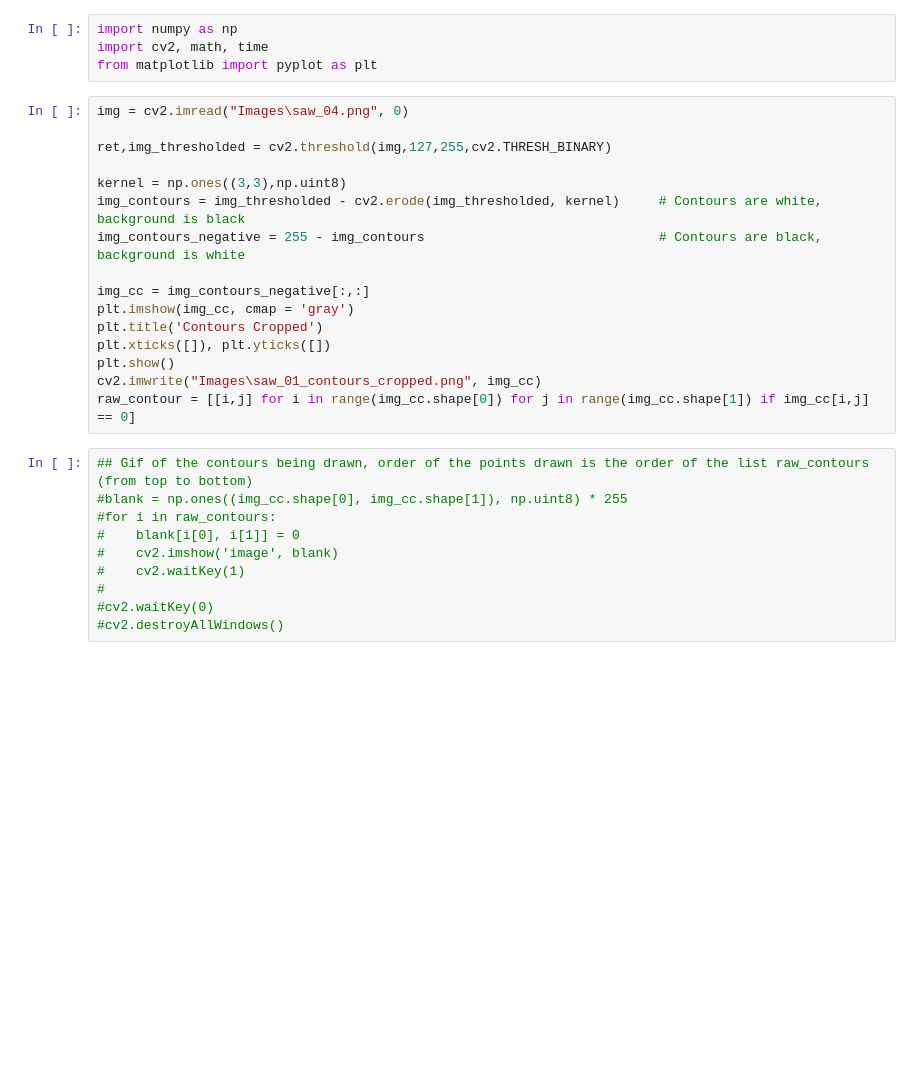
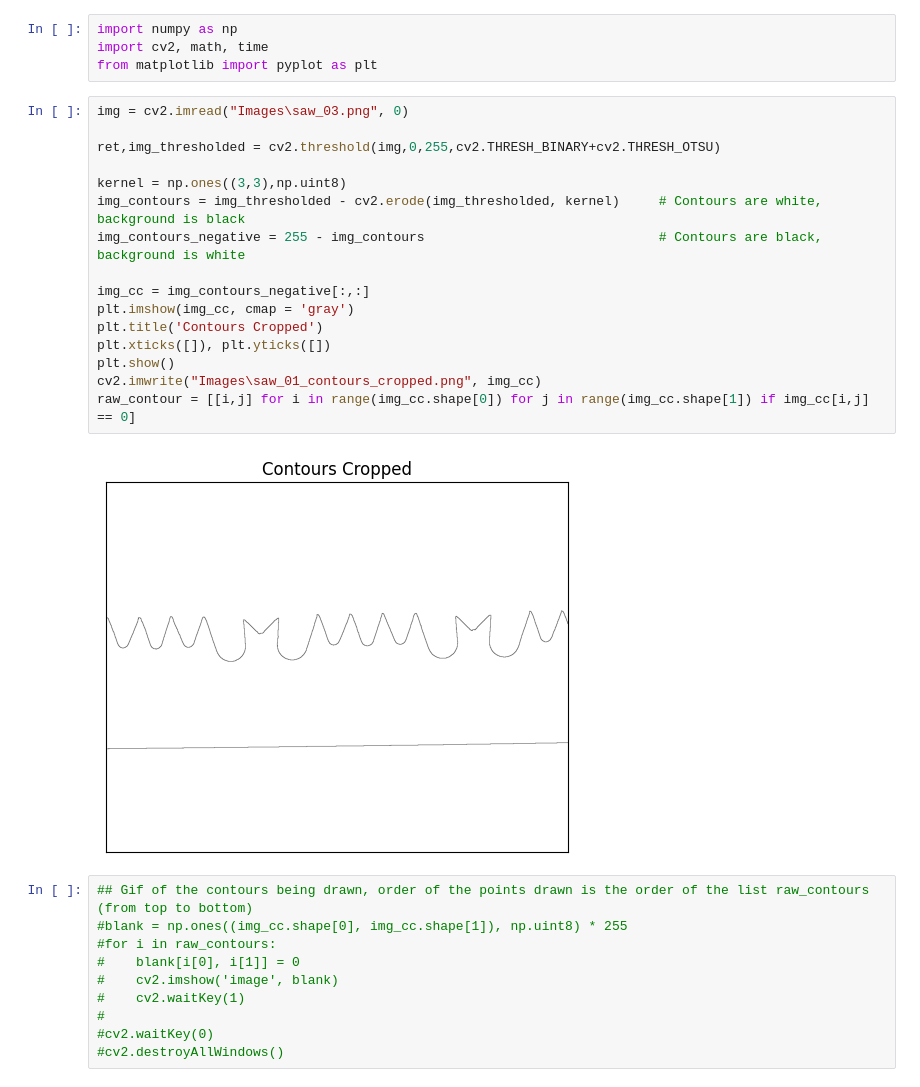
Before and after one commit to andreaalboni/CV-Project, a Jupyter notebook: InspBT.ipynb, the cells around one changed output. Saved outputs shown, nothing was run; the diff lists cells and outputs as text; blank space fills up the shorter version.

```diff
--- a/InspBT.ipynb
+++ b/InspBT.ipynb
@@ -3,21 +3,23 @@ import numpy as np
 import cv2, math, time
 from matplotlib import pyplot as plt
 # %%
-img = cv2.imread("Images\saw_04.png", 0)
+img = cv2.imread("Images\saw_03.png", 0)
 
-ret,img_thresholded = cv2.threshold(img,127,255,cv2.THRESH_BINARY)
+ret,img_thresholded = cv2.threshold(img,0,255,cv2.THRESH_BINARY+cv2.THRESH_OTSU)
 
 kernel = np.ones((3,3),np.uint8)
 img_contours = img_thresholded - cv2.erode(img_thresholded, kernel)     # Contours are white, background is black
 img_contours_negative = 255 - img_contours                              # Contours are black, background is white
 
 img_cc = img_contours_negative[:,:]
 plt.imshow(img_cc, cmap = 'gray')
 plt.title('Contours Cropped')
 plt.xticks([]), plt.yticks([])
 plt.show()
 cv2.imwrite("Images\saw_01_contours_cropped.png", img_cc)
 raw_contour = [[i,j] for i in range(img_cc.shape[0]) for j in range(img_cc.shape[1]) if img_cc[i,j] == 0]
+# %% [output]
+[figure, added]
 # %%
 ## Gif of the contours being drawn, order of the points drawn is the order of the list raw_contours (from top to bottom)
 #blank = np.ones((img_cc.shape[0], img_cc.shape[1]), np.uint8) * 255
```
Also changed, not shown: parts of 5 cells of this notebook, 7 other files.
